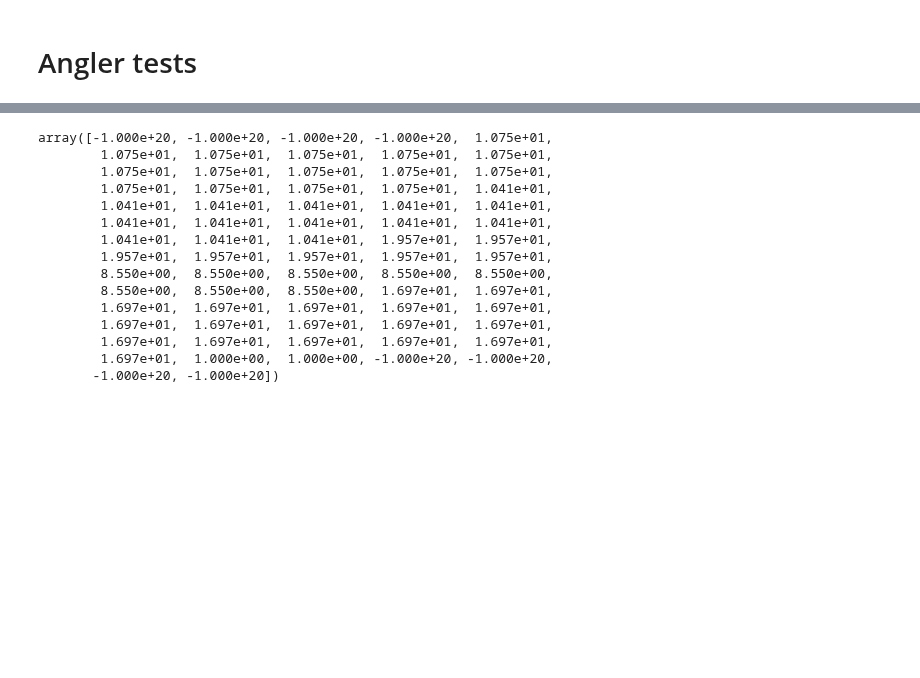
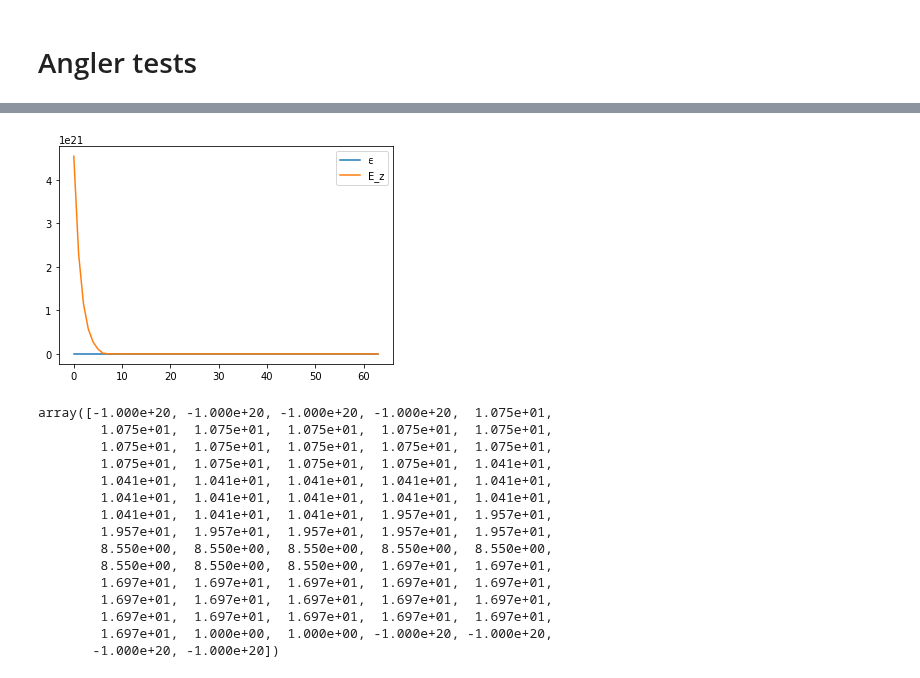
Before and after one commit to bencbartlett/neural-maxwell, a Jupyter notebook: neural_maxwell/notebooks/Angler_tests.ipynb, the cells around one changed output, grey strips where cells are left out. Drawn from its saved outputs; the diff is of its cells as text; code cells hidden in the pictures; blank space fills up the shorter version.

```diff
--- a/neural_maxwell/notebooks/Angler_tests.ipynb
+++ b/neural_maxwell/notebooks/Angler_tests.ipynb
@@ -93,10 +98,18 @@ plt.show()
 # %%
 eps = PermittivityGenerators1D.random_layers()
-sim = Simulation1D()
+sim = Simulation1D(buffer_length=0, use_dirichlet_bcs=True)
 permittivities, src_x, Hx, Hy, Ez = sim.solve(eps)
+
+plt.plot(permittivities, label='ϵ')
+plt.plot(Ez, label="E_z")
+plt.legend()
+plt.show()
+
 np_curl_curl_op, _ = sim.get_operators()
 curl_curl_op = torch.tensor(np.asarray(np.real(np_curl_curl_op)))
 Ez = np.real(Ez)
+# %% [output]
+[figure, added]
 # %%
 permittivities
 # %% [output]
```
Also changed, not shown: parts of 3 cells of this notebook, 9 other files.
